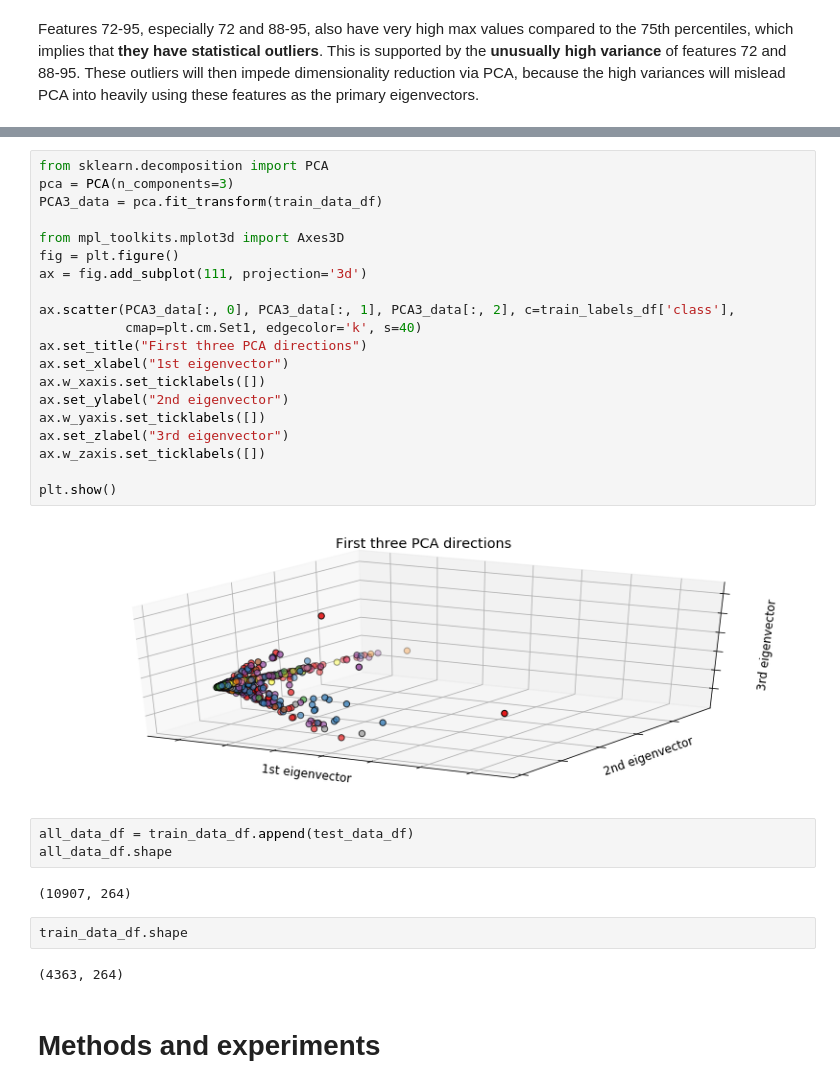
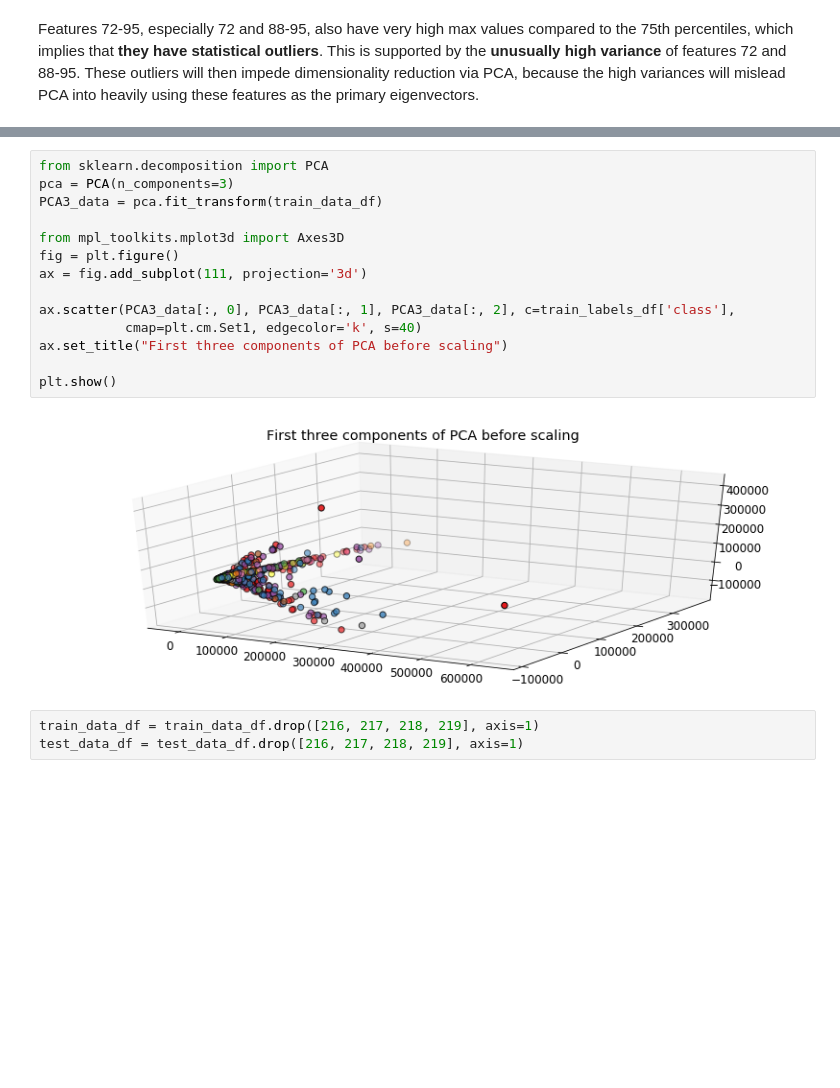
Before and after one commit to christabella/music-genre-classification, a Jupyter notebook: Title.ipynb, the cells around one changed output, grey strips where cells are left out. Drawn from its saved outputs; the diff is of its cells as text; blank space fills up the shorter version.

Commit message:
Current status of Title

```diff
--- a/Title.ipynb
+++ b/Title.ipynb
@@ -90,33 +124,19 @@ train_labels_df['class'].shape
 # %%
 from sklearn.decomposition import PCA
 pca = PCA(n_components=3)
 PCA3_data = pca.fit_transform(train_data_df)
 
 from mpl_toolkits.mplot3d import Axes3D
 fig = plt.figure()
 ax = fig.add_subplot(111, projection='3d')
 
 ax.scatter(PCA3_data[:, 0], PCA3_data[:, 1], PCA3_data[:, 2], c=train_labels_df['class'],
            cmap=plt.cm.Set1, edgecolor='k', s=40)
-ax.set_title("First three PCA directions")
-ax.set_xlabel("1st eigenvector")
-ax.w_xaxis.set_ticklabels([])
-ax.set_ylabel("2nd eigenvector")
-ax.w_yaxis.set_ticklabels([])
-ax.set_zlabel("3rd eigenvector")
-ax.w_zaxis.set_ticklabels([])
+ax.set_title("First three components of PCA before scaling")
 
 plt.show()
 # %% [output]
-[figure, old version]
+[figure, new version]
-# %%
-all_data_df = train_data_df.append(test_data_df)
-all_data_df.shape
-# %% [output]
-(10907, 264)
-# %%
-train_data_df.shape
-# %% [output]
-(4363, 264)
-# %% [markdown]
-# Methods and experiments
+# %%
+train_data_df = train_data_df.drop([216, 217, 218, 219], axis=1)
+test_data_df = test_data_df.drop([216, 217, 218, 219], axis=1)
```
Also changed, not shown: parts of 21 cells of this notebook.
